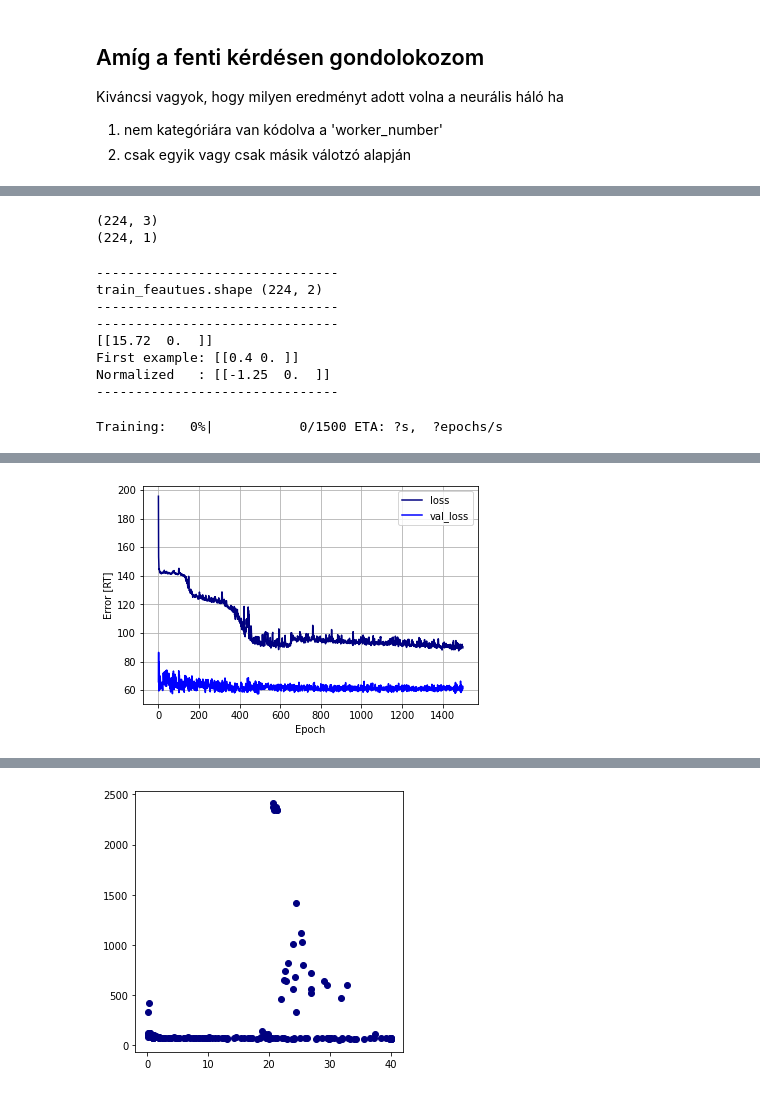
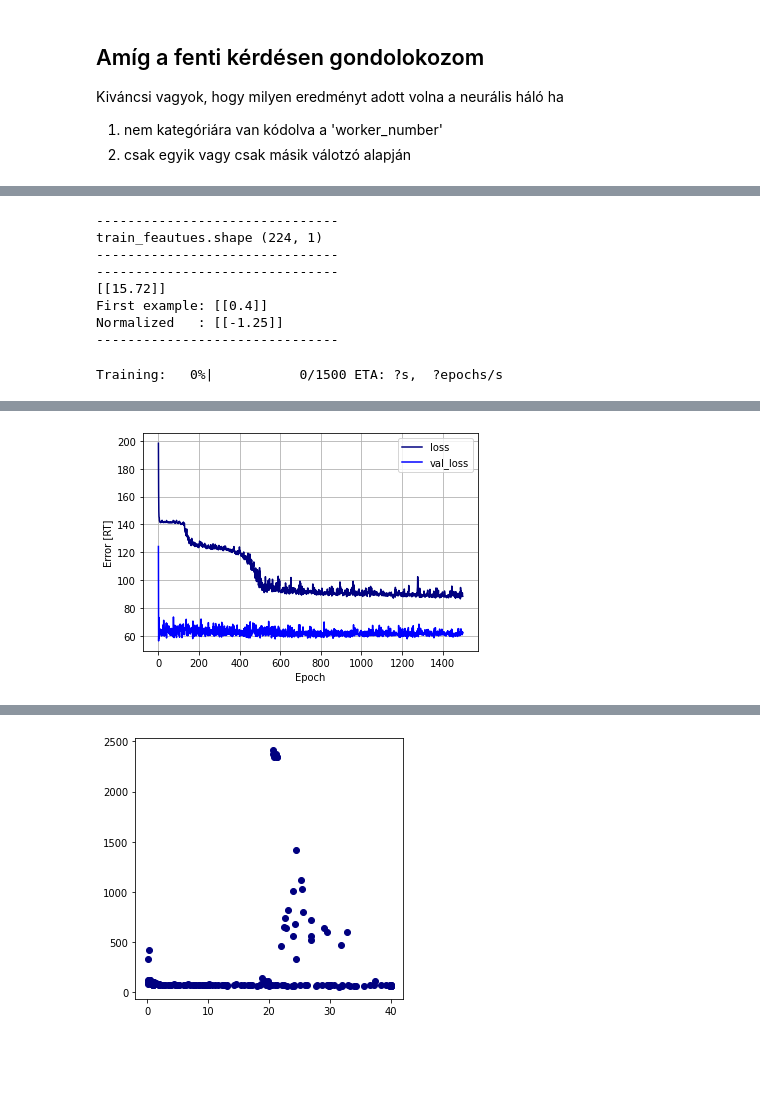
Before and after one commit to JoDeMiro/Scaler, a Jupyter notebook: Train/Train15/Kísélet.ipynb, the cells around one changed output, grey strips where cells are left out. Cells and saved outputs as stored; diff of their text form; code cells hidden in the pictures; blank space fills up the shorter version.

Commit message:
Scale by Train: Deep Analysis

```diff
--- a/Train/Train15/Kísélet.ipynb
+++ b/Train/Train15/Kísélet.ipynb
@@ -1184,9 +1195,3 @@ normalizer.reset_state()
-# %%
-print(train_features.shape)
-print(train_label)
-# %% [output]
-(224, 3)
-(224, 1)
 # %%
 # Csak a jó linregesek (17.8%)
 input_variables = ['request_rate',
@@ -1208,14 +1213,7 @@ input_variables = ['request_rate',
 
 # train_features = inputs # 'request_rate' és 'woker_number' (kategóriára kódolva)
 
-df['const'] = 0
-
-input_variables = ['request_rate',
-                   'CPU0User%']
-
-input_variables = ['request_rate',
-                   'const']
-
+input_variables = ['request_rate']
 
 train_features = df[input_variables]
 train_labels = df[['response_time']]
@@ -1224,7 +1222,7 @@ print('-------------------------------')
 print('train_feautues.shape', train_features.shape)
 print('-------------------------------')
 
-normalizer = tf.keras.layers.Normalization(axis=-1, )
+normalizer = tf.keras.layers.Normalization(input_shape=(1,), axis=-1)
 normalizer.adapt(np.array(train_features))
 
 print('-------------------------------')
@@ -1271,11 +1269,11 @@ plot_loss(history_rr)
 # -------------------------------
 # %% [output]
 -------------------------------
-train_feautues.shape (224, 2)
+train_feautues.shape (224, 1)
 -------------------------------
 -------------------------------
-[[15.72  0.  ]]
-First example: [[0.4 0. ]]
-Normalized   : [[-1.25  0.  ]]
+[[15.72]]
+First example: [[0.4]]
+Normalized   : [[-1.25]]
 -------------------------------
 Training:   0%|           0/1500 ETA: ?s,  ?epochs/s
@@ -1294,4 +1293,4 @@ Training:   0%|           0/1500 ETA: ?s,  ?epochs/s
-[figure, old version]
+[figure, new version]
 # %%
 pred_rt_nn_with_rr = first_model_rr.predict(train_features)
 
```
Also changed, not shown: parts of 63 cells of this notebook.
